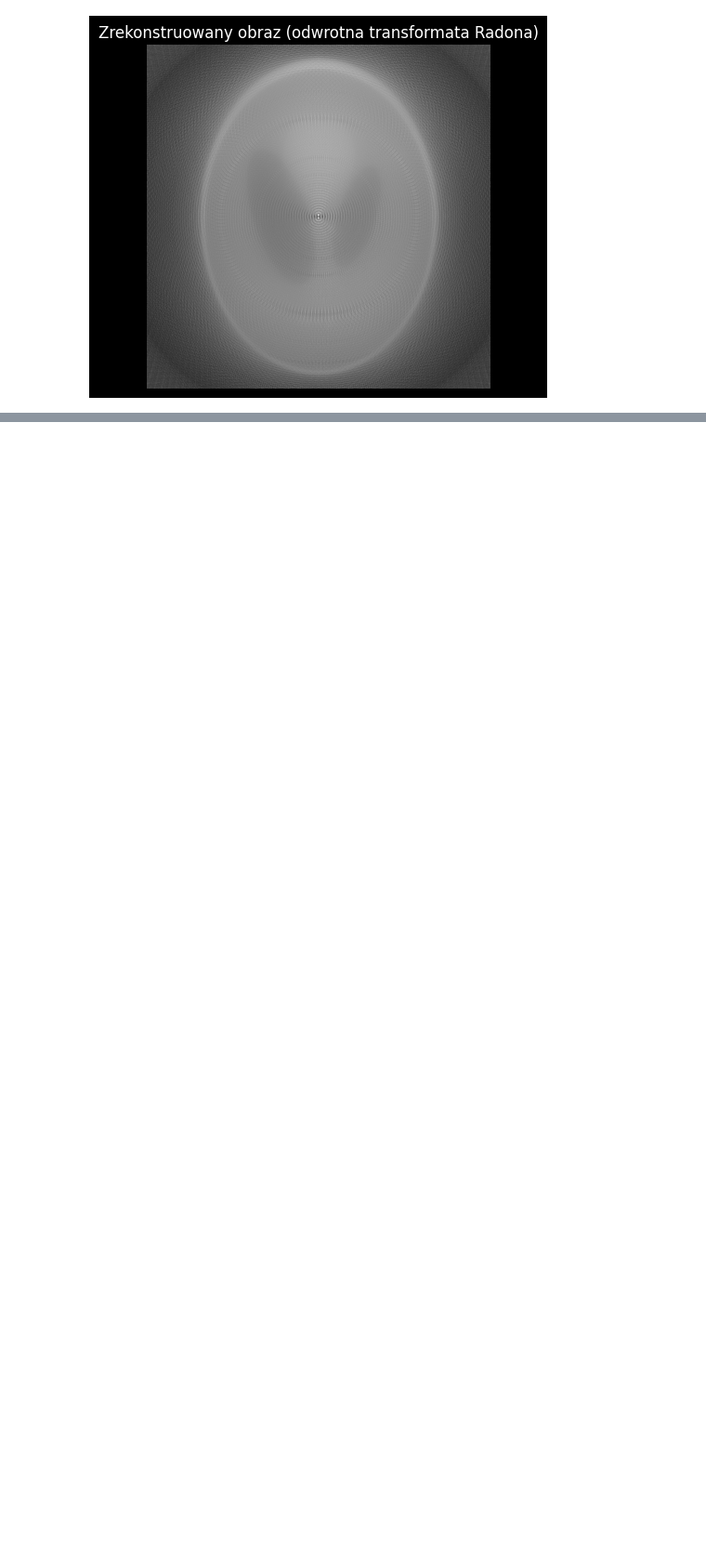
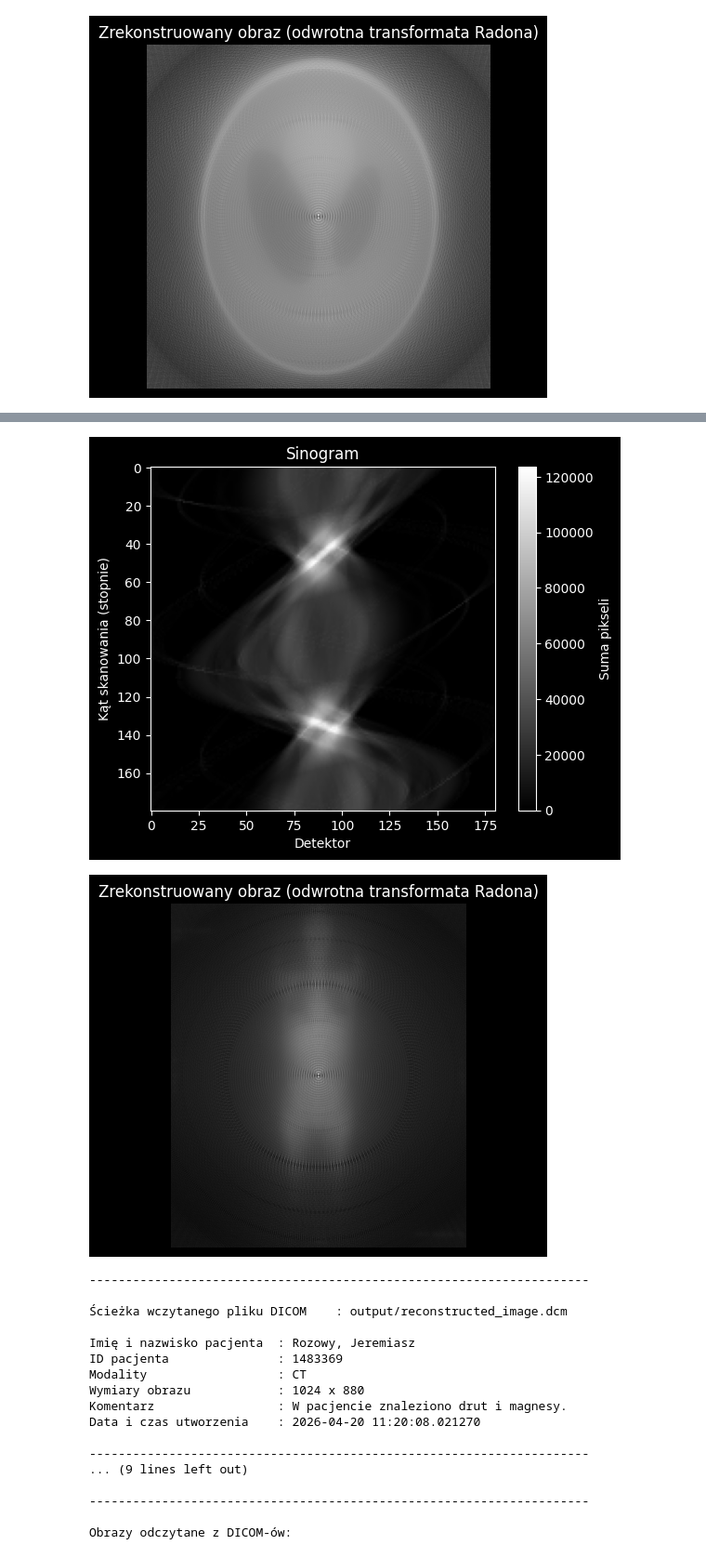
Before and after one commit to pwlsp/tomograf, a Jupyter notebook: tomograf.ipynb, the cells around one changed output, grey strips where cells are left out. Shown at 93% size. Drawn from its saved outputs; the diff is of its cells as text; code cells hidden in the pictures; blank space fills up the shorter version.

```diff
--- a/tomograf.ipynb
+++ b/tomograf.ipynb
@@ -832,0 +889,76 @@ Komentarz                 : what a lovely image we have here...
+# %%
+# Wczytanie obrazu
+image_2 = load_image(path2)
+
+# Zwykły, pełen sinogram
+sinogram_data_2 = radon(
+    image=image_2,
+    num_detectors=num_detectors_2,
+    spread_angle=spread_angle_2,
+    num_steps=num_steps_2,
+    rotation_angle=rotation_angle_2,
+)
+plot_sinogram(sinogram_data_2.sinogram)
+
+# Wizualizacja iteracji generowania sinogramu
+if visualize_2:
+    simulate_scan(
+        image_2,
+        sinogram_data_2,
+        draw_every=sinogram_data_2.scan_positions.num_scans // scan_vis_steps_2,
+    )
+
+# Zrekonstruowany obraz z sinogramu
+reconstructed_image_2 = inverse_radon(sinogram_data_2, image_2.shape)
+plot_reconstruction(reconstructed_image_2)
+
+# Wizualizacja iteracji rekonstrukcji obrazu z sinogramu
+if visualize_2:
+    simulate_reconstruction(
+        sinogram_data_2,
+        image_2.shape,
+        step=sinogram_data_2.scan_positions.num_scans // reconstruction_vis_steps_2,
+        delay=0.0,
+    )
+
+# Zapis DICOM
+save_np_uint8_image_to_dicom(
+    reconstructed_image_2,
+    path_reconstructed_image_2,
+    patient_name=dicom_patient_name_2,
+    patient_id=dicom_patient_id_2,
+    komentarz=dicom_comment_2,
+)
+
+# Odczyt DICOM
+image_from_created_dicom_2 = read_uint8_image_from_dicom(path_reconstructed_image_2)
+image_from_given_dicom_2 = read_uint8_image_from_dicom(path_dicom_to_read_2)
+
+print()
+print("Obrazy odczytane z DICOM-ów:")
+with plt.style.context("dark_background"):
+    plt.subplot(1, 2, 1)
+    plt.imshow(image_from_given_dicom_2, cmap="gray")
+    plt.subplot(1, 2, 2)
+    plt.imshow(image_from_created_dicom_2, cmap="gray")
+    plt.show()
+# %% [output]
+[figure, added]
+[figure, added]
+---------------------------------------------------------------------
+
+Ścieżka wczytanego pliku DICOM    : output/reconstructed_image.dcm
+
+Imię i nazwisko pacjenta  : Rozowy, Jeremiasz
+ID pacjenta               : 1483369
+Modality                  : CT
+Wymiary obrazu            : 1024 x 880
+Komentarz                 : W pacjencie znaleziono drut i magnesy.
+Data i czas utworzenia    : 2026-04-20 11:20:08.021270
+
+---------------------------------------------------------------------
+... (9 lines left out)
+
+---------------------------------------------------------------------
+
+Obrazy odczytane z DICOM-ów:
```
Also changed, not shown: parts of 23 cells of this notebook, 3 other files.
